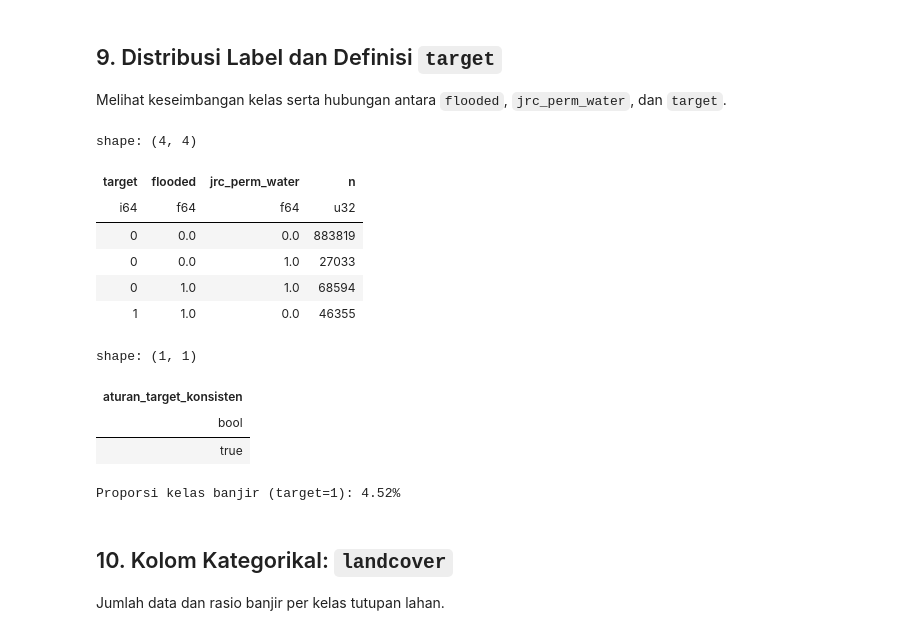
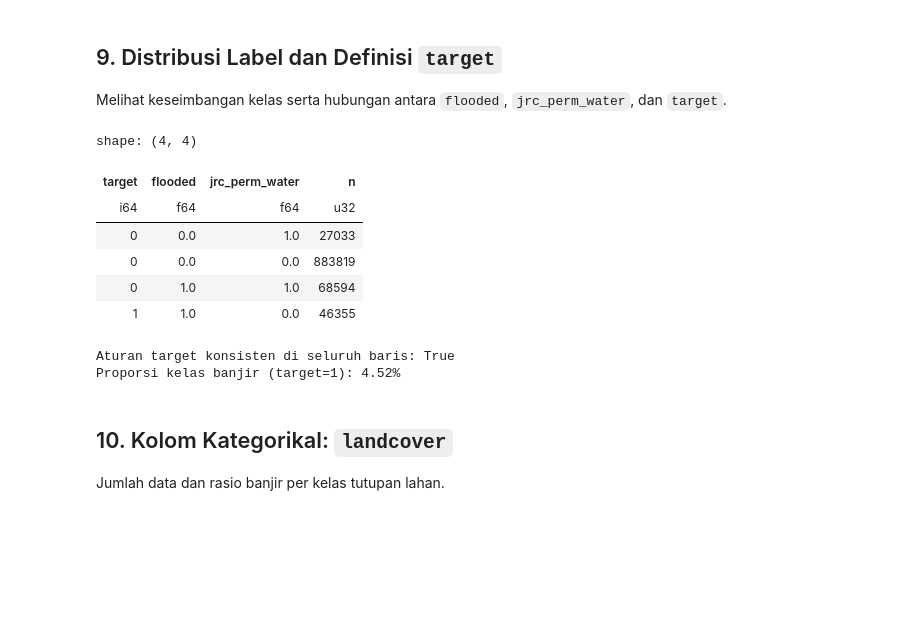
Before and after one commit to fatimatus101/tugas1-fatimatus101, a Jupyter notebook: notebooks/01_data_profiling.ipynb, the cells around one changed output. Cells and saved outputs as stored; diff of their text form; code cells hidden in the pictures; blank space fills up the shorter version.

```diff
--- a/notebooks/01_data_profiling.ipynb
+++ b/notebooks/01_data_profiling.ipynb
@@ -60,0 +16,26 @@ Schema([('date', Date),
+# %%
+import os
+import time
+from pathlib import Path
+import duckdb
+import polars as pl
+
+def find_project_root(start=None):
+    start = (start or Path.cwd()).resolve()
+    for folder in [start, *start.parents]:
+        if (folder / "data").is_dir() and (folder / "notebooks").is_dir():
+            return folder
+    return start
+
+# Inisialisasi Path Proyek
+PROJECT_ROOT = find_project_root()
+RAW_CSV = PROJECT_ROOT / "data" / "raw" / "modis_flood_features_paling cleaning.csv"
+DATA_PATH = PROJECT_ROOT / "data" / "processed" / "flood_features.parquet"
+
+# Cetak Informasi Versi dan Path
+print("Polars      :", pl.__version__)
+print("DuckDB      :", duckdb.__version__)
+print("Akar proyek :", PROJECT_ROOT)
+print("CSV mentah  :", RAW_CSV)
+print("Parquet     :", DATA_PATH)
+print("File CSV ada:", RAW_CSV.exists())
@@ -60,0 +89,9 @@ Schema([('date', Date),
+# %%
+lazy_data = pl.scan_parquet(DATA_PATH)
+print(lazy_data.collect_schema())
+
+ringkasan = lazy_data.select([
+    pl.len().alias('jumlah_baris'),
+    pl.all().null_count().name.suffix('_null'),
+]).collect()
+ringkasan
@@ -178,34 +225,31 @@ shape: (1, 5)
 ## 9. Distribusi Label dan Definisi `target`
 Melihat keseimbangan kelas serta hubungan antara `flooded`, `jrc_perm_water`, dan `target`.
 # %%
-(lf.group_by("target", "flooded", "jrc_perm_water")
-   .agg(pl.len().alias("n"))
-   .sort("target", "flooded")
-   .collect())
+(lazy_data.group_by("target", "flooded", "jrc_perm_water")
+    .agg(pl.len().alias("n"))
+    .sort("target", "flooded")
+    .collect())
 # %% [output]
 shape: (4, 4)
 | target | flooded | jrc_perm_water | n |
 | i64 | f64 | f64 | u32 |
+| 0 | 0.0 | 1.0 | 27033 |
 | 0 | 0.0 | 0.0 | 883819 |
-| 0 | 0.0 | 1.0 | 27033 |
 | 0 | 1.0 | 1.0 | 68594 |
 | 1 | 1.0 | 0.0 | 46355 |
 # %%
 # Verifikasi: apakah target = flooded AND bukan air permanen?
-lf.select(
+konsisten = lazy_data.select(
     ((pl.col("target") == 1) == ((pl.col("flooded") == 1) & (pl.col("jrc_perm_water") == 0)))
     .all().alias("aturan_target_konsisten")
-).collect()
+).collect().item()
+rasio_banjir = lazy_data.select(pl.col("target").mean()).collect().item()
+
+print("Aturan target konsisten di seluruh baris:", konsisten)
+print(f"Proporsi kelas banjir (target=1): {rasio_banjir:.2%}")
 # %% [output]
-shape: (1, 1)
+Aturan target konsisten di seluruh baris: True
+Proporsi kelas banjir (target=1): 4.52%
-| aturan_target_konsisten |
-| bool |
-| true |
-# %%
-rasio = lf.select(pl.col("target").mean()).collect().item()
-print(f"Proporsi kelas banjir (target=1): {rasio:.2%}")
-# %% [output]
-Proporsi kelas banjir (target=1): 4.52%
 # %% [markdown]
 ## 10. Kolom Kategorikal: `landcover`
 Jumlah data dan rasio banjir per kelas tutupan lahan.
```
Also changed, not shown: parts of 28 cells of this notebook.
